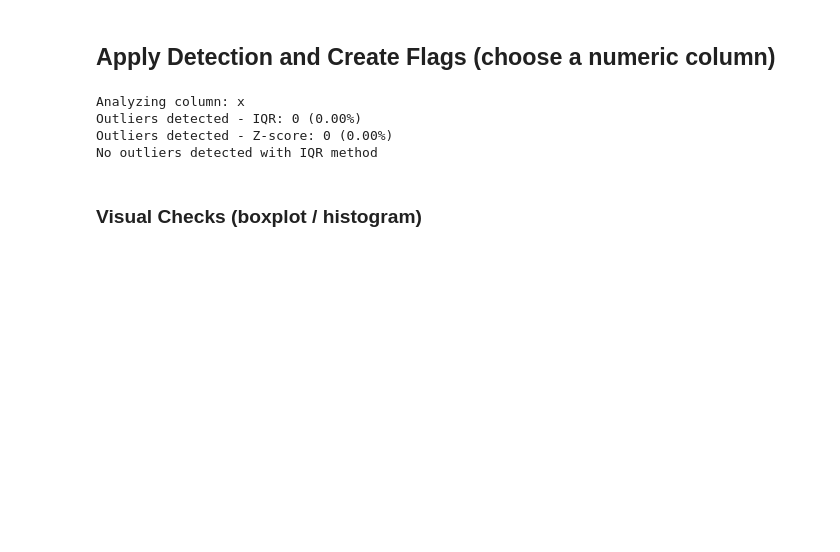
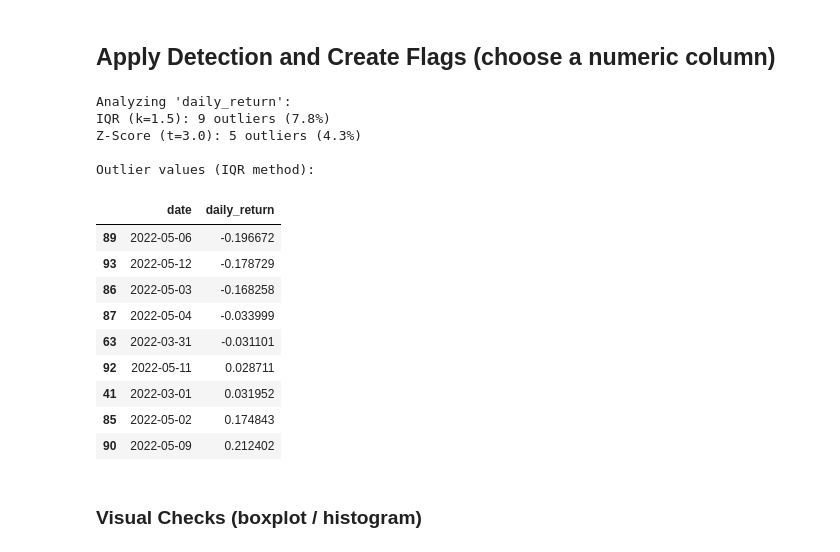
Before and after one commit to anmolsingh0219/bootcamp_anmol_singh, a Jupyter notebook: homework/stage07_outliers-risk-assumptions/notebooks/stage07_outliers-risk-assumptions_homework-starter.ipynb, the cells around one changed output. Drawn from its saved outputs; the diff is of its cells as text; code cells hidden in the pictures; blank space fills up the shorter version.

```diff
--- a/homework/stage07_outliers-risk-assumptions/notebooks/stage07_outliers-risk-assumptions_homework-starter.ipynb
+++ b/homework/stage07_outliers-risk-assumptions/notebooks/stage07_outliers-risk-assumptions_homework-starter.ipynb
@@ -138,30 +134,32 @@ def winsorize_series(series: pd.Series, lower: float = 0.05, upper: float = 0.95
     return series.clip(lower=lo, upper=hi)
 # %% [markdown]
 ## Apply Detection and Create Flags (choose a numeric column)
-# %%
-# Apply detection to daily_return column
-target_col = 'daily_return' if 'daily_return' in df.columns else df.select_dtypes(include=['number']).columns[0]
-df['outlier_iqr'] = detect_outliers_iqr(df[target_col])
-df['outlier_z'] = detect_outliers_zscore(df[target_col], threshold=3.0)
-
-print(f"Analyzing column: {target_col}")
-print(f"Outliers detected - IQR: {df['outlier_iqr'].sum()} ({df['outlier_iqr'].mean():.2%})")
-print(f"Outliers detected - Z-score: {df['outlier_z'].sum()} ({df['outlier_z'].mean():.2%})")
-
-# Show outlier values
-if df['outlier_iqr'].any():
-    print(f"\nOutlier values (IQR):")
-    outlier_data = df.loc[df['outlier_iqr']]
-    if 'date' in df.columns:
-        print(outlier_data[['date', target_col]].head(10))
-    else:
-        print(outlier_data[[target_col]].head(10))
-else:
-    print("No outliers detected with IQR method")
-# %% [output]
-Analyzing column: x
-Outliers detected - IQR: 0 (0.00%)
-Outliers detected - Z-score: 0 (0.00%)
-No outliers detected with IQR method
+# %%
+# Apply outlier detection
+target_col = 'daily_return'
+print(f"Analyzing '{target_col}':")
+
+df['outlier_iqr'] = detect_outliers_iqr(df[target_col])
+df['outlier_z'] = detect_outliers_zscore(df[target_col])
+
+# Show outlier values
+print(f"\nOutlier values (IQR method):")
+df[df['outlier_iqr']][['date', target_col]].sort_values(target_col)
+# %% [output]
+Analyzing 'daily_return':
+IQR (k=1.5): 9 outliers (7.8%)
+Z-Score (t=3.0): 5 outliers (4.3%)
+
+Outlier values (IQR method):
+|  | date | daily_return |
+| 89 | 2022-05-06 | -0.196672 |
+| 93 | 2022-05-12 | -0.178729 |
+| 86 | 2022-05-03 | -0.168258 |
+| 87 | 2022-05-04 | -0.033999 |
+| 63 | 2022-03-31 | -0.031101 |
+| 92 | 2022-05-11 | 0.028711 |
+| 41 | 2022-03-01 | 0.031952 |
+| 85 | 2022-05-02 | 0.174843 |
+| 90 | 2022-05-09 | 0.212402 |
 # %% [markdown]
 ### Visual Checks (boxplot / histogram)
```
Also changed, not shown: parts of 13 cells of this notebook, 1 other file.
